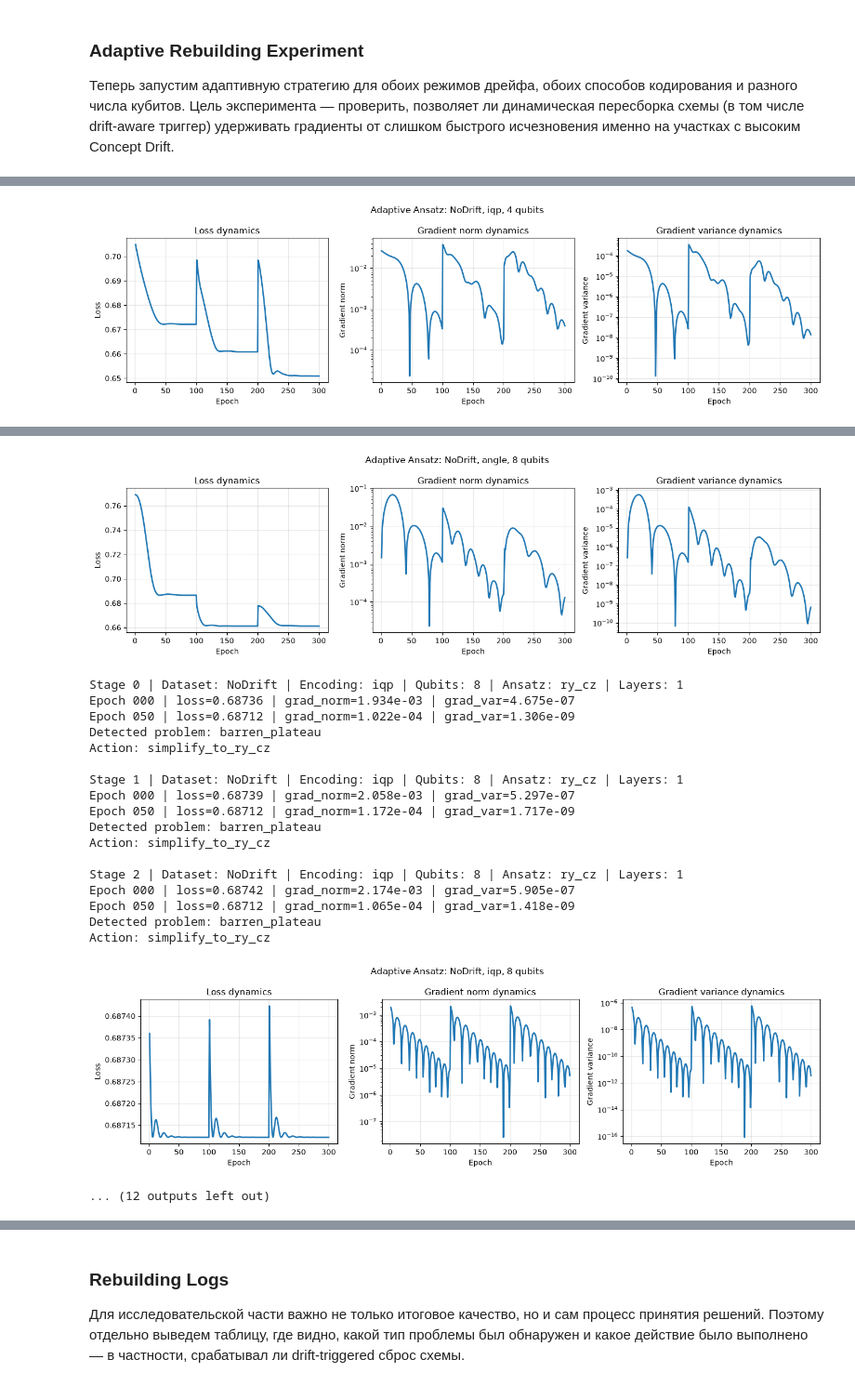
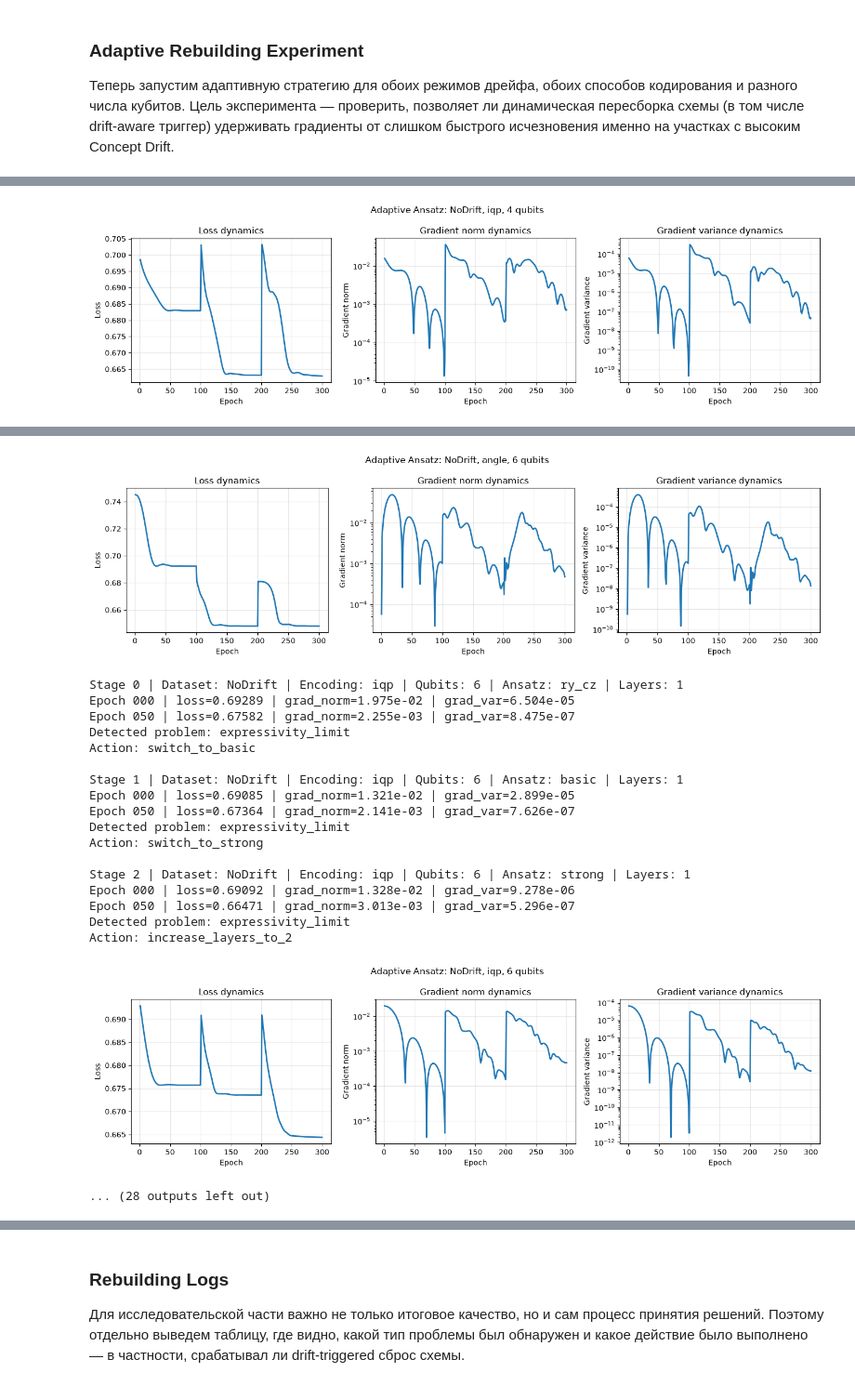
Before and after one commit to Eg0Mak/barren-plateau-volatility, a Jupyter notebook: notebooks/barren_plateau_volatility.ipynb, the cells around one changed output, grey strips where cells are left out. Shown at 93% size. Cells and saved outputs as stored; diff of their text form; code cells hidden in the pictures.

Commit message:
add more qubits and edit README

```diff
--- a/notebooks/barren_plateau_volatility.ipynb
+++ b/notebooks/barren_plateau_volatility.ipynb
@@ -580,7 +580,7 @@ for q in qubits:
 # %% [markdown]
 **WithDrift**
 # %%
-qubits = [2, 4, 8]
+qubits = [2, 4, 6, 8, 10]
 
 for q in qubits:
     vqc_hybrid_with_drift = VQC_hybrid(n_qubits=q, encoding="angle")
@@ -881,7 +881,7 @@ for dataset_name, X_train, X_test, y_train, y_test in [
     ("NoDrift", X_NoDrift_train, X_NoDrift_test, y_NoDrift_train, y_NoDrift_test),
     ("WithDrift", X_WithDrift_train, X_WithDrift_test, y_WithDrift_train, y_WithDrift_test)
 ]:
-    for q in [2, 4, 8]:
+    for q in [2, 4, 6, 8, 10]:
         print(f"\nDataset: {dataset_name} | Model: VQC | Qubits: {q}")
 
         X_train_q, X_test_q = prepare_quantum_features(X_train, X_test, q)
@@ -1107,7 +1112,7 @@ for dataset_name, X_train, X_test, y_train, y_test in [
     ("NoDrift", X_NoDrift_train, X_NoDrift_test, y_NoDrift_train, y_NoDrift_test),
     ("WithDrift", X_WithDrift_train, X_WithDrift_test, y_WithDrift_train, y_WithDrift_test)
 ]:
-    for q in [2, 4, 8]:
+    for q in [2, 4, 6, 8, 10]:
         X_train_q, X_test_q = prepare_quantum_features(X_train, X_test, q)
 
         for ansatz_type in ["ry_cz", "basic", "strong"]:
@@ -1248,7 +1253,7 @@ for dataset_name, X_train, X_test, y_train, y_test in [
     ("NoDrift", X_NoDrift_train, X_NoDrift_test, y_NoDrift_train, y_NoDrift_test),
     ("WithDrift", X_WithDrift_train, X_WithDrift_test, y_WithDrift_train, y_WithDrift_test)
 ]:
-    for q in [2, 4, 8]:
+    for q in [2, 4, 6, 8, 10]:
         X_train_q, X_test_q = prepare_quantum_features(X_train, X_test, q)
 
         for encoding in ["angle", "iqp"]:
@@ -1579,7 +1592,7 @@ for dataset_name, X_train, X_test, y_train, y_test in [
     ("NoDrift", X_NoDrift_train, X_NoDrift_test, y_NoDrift_train, y_NoDrift_test),
     ("WithDrift", X_WithDrift_train, X_WithDrift_test, y_WithDrift_train, y_WithDrift_test)
 ]:
-    for q in [2, 4, 8]:
+    for q in [2, 4, 6, 8, 10]:
         for encoding in ["angle", "iqp"]:
             result, history, log = run_adaptive_ansatz_experiment(
                 X_train=X_train,
@@ -1678,3 +1689,3 @@ Epoch 050 | loss=0.65115 | grad_norm=4.337e-03 | grad_var=1.488e-06
 Detected problem: expressivity_limit
 Action: increase_layers_to_2
-[figure, old version]
+[figure, new version]
@@ -1696,25 +1707,25 @@ Epoch 050 | loss=0.66149 | grad_norm=2.220e-03 | grad_var=2.016e-07
 Detected problem: expressivity_limit
 Action: increase_layers_to_2
-[figure, old version]
+[figure, new version]
-Stage 0 | Dataset: NoDrift | Encoding: iqp | Qubits: 8 | Ansatz: ry_cz | Layers: 1
-Epoch 000 | loss=0.68736 | grad_norm=1.934e-03 | grad_var=4.675e-07
-Epoch 050 | loss=0.68712 | grad_norm=1.022e-04 | grad_var=1.306e-09
-Detected problem: barren_plateau
-Action: simplify_to_ry_cz
+Stage 0 | Dataset: NoDrift | Encoding: iqp | Qubits: 6 | Ansatz: ry_cz | Layers: 1
+Epoch 000 | loss=0.69289 | grad_norm=1.975e-02 | grad_var=6.504e-05
+Epoch 050 | loss=0.67582 | grad_norm=2.255e-03 | grad_var=8.475e-07
+Detected problem: expressivity_limit
+Action: switch_to_basic
 
-Stage 1 | Dataset: NoDrift | Encoding: iqp | Qubits: 8 | Ansatz: ry_cz | Layers: 1
-Epoch 000 | loss=0.68739 | grad_norm=2.058e-03 | grad_var=5.297e-07
-Epoch 050 | loss=0.68712 | grad_norm=1.172e-04 | grad_var=1.717e-09
-Detected problem: barren_plateau
-Action: simplify_to_ry_cz
+Stage 1 | Dataset: NoDrift | Encoding: iqp | Qubits: 6 | Ansatz: basic | Layers: 1
+Epoch 000 | loss=0.69085 | grad_norm=1.321e-02 | grad_var=2.899e-05
+Epoch 050 | loss=0.67364 | grad_norm=2.141e-03 | grad_var=7.626e-07
+Detected problem: expressivity_limit
+Action: switch_to_strong
 
-Stage 2 | Dataset: NoDrift | Encoding: iqp | Qubits: 8 | Ansatz: ry_cz | Layers: 1
-Epoch 000 | loss=0.68742 | grad_norm=2.174e-03 | grad_var=5.905e-07
-Epoch 050 | loss=0.68712 | grad_norm=1.065e-04 | grad_var=1.418e-09
-Detected problem: barren_plateau
-Action: simplify_to_ry_cz
+Stage 2 | Dataset: NoDrift | Encoding: iqp | Qubits: 6 | Ansatz: strong | Layers: 1
+Epoch 000 | loss=0.69092 | grad_norm=1.328e-02 | grad_var=9.278e-06
+Epoch 050 | loss=0.66471 | grad_norm=3.013e-03 | grad_var=5.296e-07
+Detected problem: expressivity_limit
+Action: increase_layers_to_2
-[figure, old version]
+[figure, new version]
-... (12 outputs left out)
+... (28 outputs left out)
 # %%
 adaptive_df = pd.DataFrame(adaptive_results)
 adaptive_df
```
Also changed, not shown: parts of 22 cells of this notebook, 40 other files.
